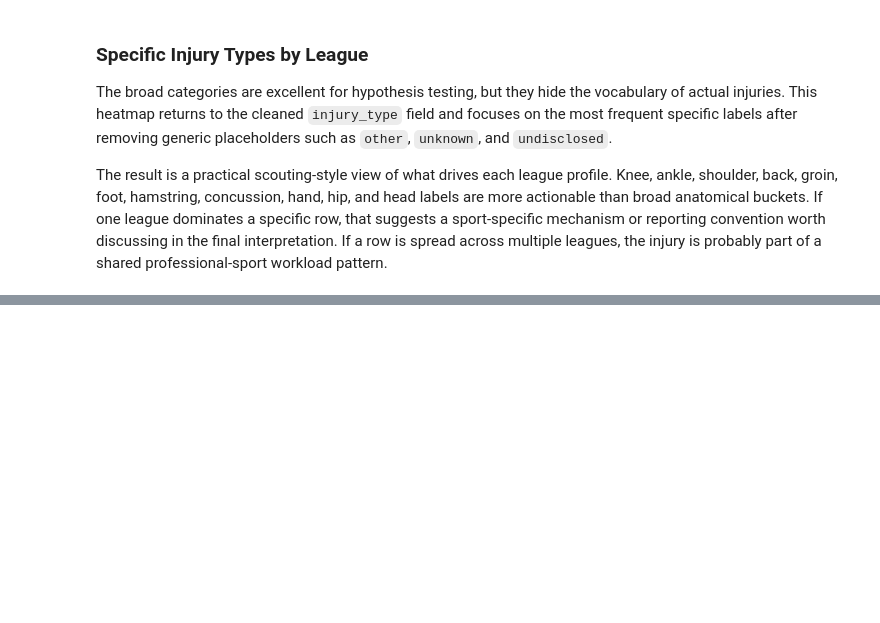
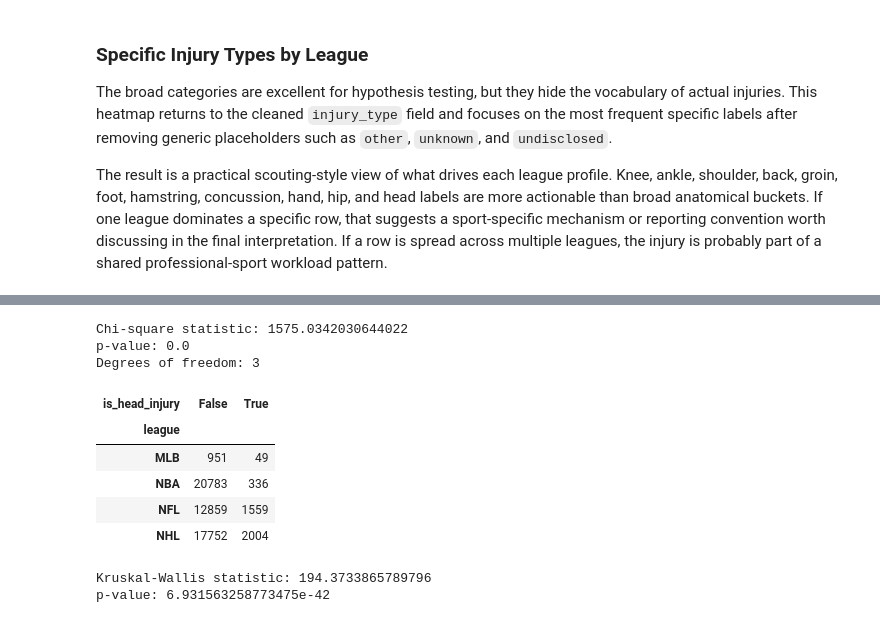
Before and after one commit to PlamenPlamenovStanchev/Data-Science-Final-s-Project, a Jupyter notebook: notebooks/02_analysis.ipynb, the cells around one changed output, grey strips where cells are left out. Drawn from its saved outputs; the diff is of its cells as text; code cells hidden in the pictures; blank space fills up the shorter version.

```diff
--- a/notebooks/02_analysis.ipynb
+++ b/notebooks/02_analysis.ipynb
@@ -376,0 +468,52 @@ The result is a practical scouting-style view of what drives each league profile
+# %%
+head_test_df = df[
+    ~df["injury_category"].isin(["Rest/Non-injury", "Illness", "Unknown"])
+].copy()
+
+head_test_df["is_head_injury"] = head_test_df["injury_category"] == "Head"
+
+head_table = pd.crosstab(
+    head_test_df["league"],
+    head_test_df["is_head_injury"]
+)
+
+chi2, p_value, dof, expected = chi2_contingency(head_table)
+
+print("Chi-square statistic:", chi2)
+print("p-value:", p_value)
+print("Degrees of freedom:", dof)
+
+head_table
+# %% [output]
+Chi-square statistic: 1575.0342030644022
+p-value: 0.0
+Degrees of freedom: 3
+| is_head_injury | False | True |
+| league |  |  |
+| MLB | 951 | 49 |
+| NBA | 20783 | 336 |
+| NFL | 12859 | 1559 |
+| NHL | 17752 | 2004 |
+# %%
+severity_test_df = df.copy()
+severity_test_df["games_missed"] = pd.to_numeric(
+    severity_test_df["games_missed"], errors="coerce"
+)
+
+severity_test_df = severity_test_df[
+    severity_test_df["games_missed"].notna()
+    & ~severity_test_df["injury_category"].isin(["Rest/Non-injury", "Illness", "Unknown"])
+].copy()
+
+groups = [
+    severity_test_df[severity_test_df["injury_category"] == category]["games_missed"]
+    for category in severity_test_df["injury_category"].unique()
+]
+
+statistic, p_value = kruskal(*groups)
+
+print("Kruskal-Wallis statistic:", statistic)
+print("p-value:", p_value)
+# %% [output]
+Kruskal-Wallis statistic: 194.3733865789796
+p-value: 6.931563258773475e-42
```
Also changed, not shown: parts of 17 cells of this notebook.
